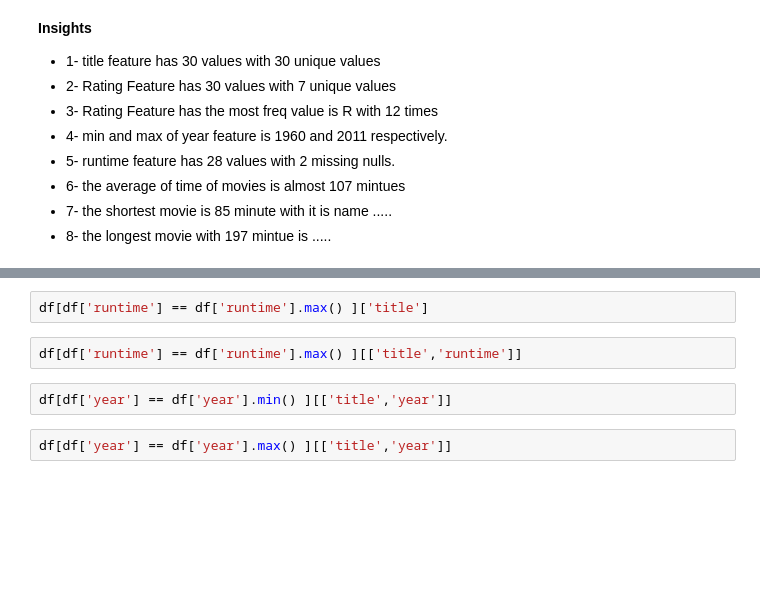
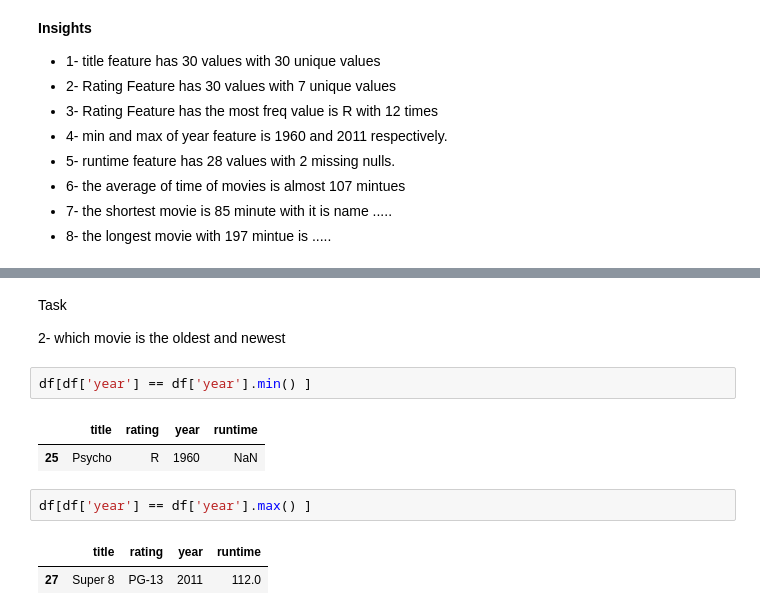
Before and after one commit to Mahmoud-Khorshed-DS-AI/Ai-Group-108, a Jupyter notebook: Session 9/lab_9_Pandas.ipynb, the cells around one changed output, grey strips where cells are left out. Saved outputs shown, nothing was run; the diff lists cells and outputs as text; blank space fills up the shorter version.

```diff
--- a/Session 9/lab_9_Pandas.ipynb
+++ b/Session 9/lab_9_Pandas.ipynb
@@ -280,10 +314,16 @@ df[df['runtime'] == df['runtime'].min() ]['title']
+# %% [markdown]
+Task
+
+2- which movie is the oldest and newest
+# %%
+df[df['year'] == df['year'].min() ]
+# %% [output]
+|  | title | rating | year | runtime |
+| 25 | Psycho | R | 1960 | NaN |
 # %%
-df[df['runtime'] == df['runtime'].max() ]['title']
+df[df['year'] == df['year'].max() ]
+# %% [output]
+|  | title | rating | year | runtime |
+| 27 | Super 8 | PG-13 | 2011 | 112.0 |
-# %%
-df[df['runtime'] == df['runtime'].max() ][['title','runtime']]
-# %%
-df[df['year'] == df['year'].min() ][['title','year']]
-# %%
-df[df['year'] == df['year'].max() ][['title','year']]
 # %%
 df['runtime'].mean()	#Returns the mean of all columns
```
Also changed, not shown: parts of 17 cells of this notebook, 6 other files.
